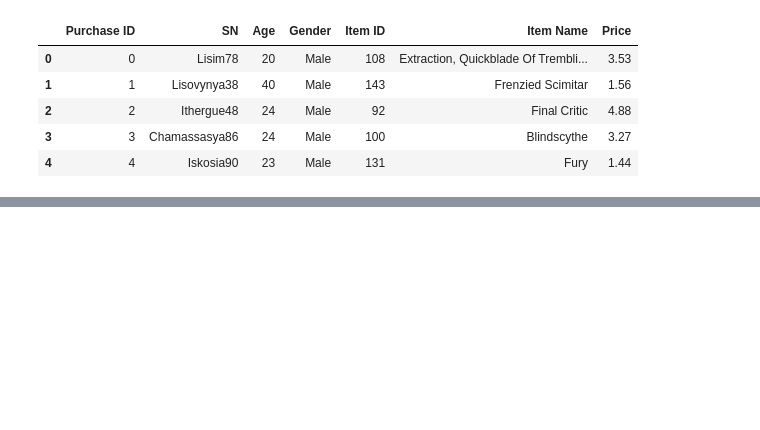
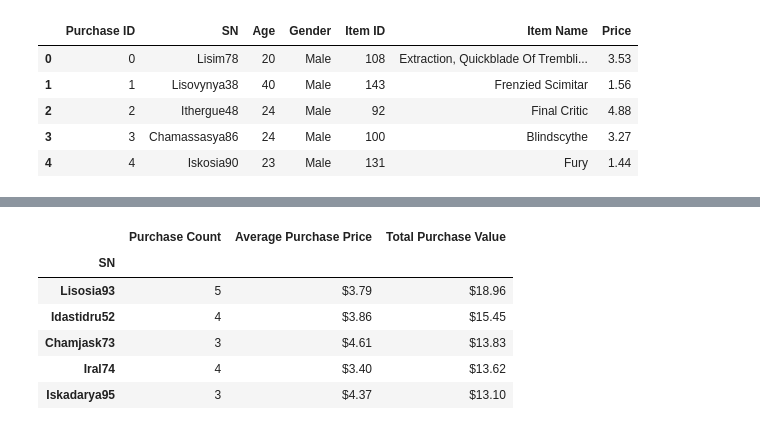
Before and after one commit to AFitzg/pandas-challenge, a Jupyter notebook: HeroesOfPymoli.ipynb, the cells around one changed output, grey strips where cells are left out. Drawn from its saved outputs; the diff is of its cells as text; code cells hidden in the pictures; blank space fills up the shorter version.

```diff
--- a/HeroesOfPymoli.ipynb
+++ b/HeroesOfPymoli.ipynb
@@ -81,3 +181,35 @@ purchase_data.head()
+# %%
+#Top Spenders
+#-----------------------------
+#purchase count, avg purchase price, total purchase value
+top_spenders = purchase_data_df.groupby("SN")
+top_spenders
+
+top_spenders_df = top_spenders["SN"].count()
+top_spenders_df
+
+average_spender_price = top_spenders["Price"].mean()
+average_spender_price
+
+total_spender_price = top_spenders["Price"].sum()
+
+#spender_cart_numbers = top_spenders["Price"].count()
+#spender_cart_numbers
+#create & display a summary data frame
+spender_analysis = pd.DataFrame({"Purchase Count":top_spenders_df,"Average Purchase Price": average_spender_price, "Total Purchase Value":total_spender_price})
+spender_analysis_sort = spender_analysis.sort_values(by ="Total Purchase Value", ascending = False)
+#sort the total purchase volumn column in descending order
+
+spender_analysis_sort = spender_analysis_sort.head(5).style.format({"Average Purchase Price":"${:.2f}","Total Purchase Value":"${:.2f}" })
+spender_analysis_sort
+# %% [output]
+|  | Purchase Count | Average Purchase Price | Total Purchase Value |
+| SN |  |  |  |
+| Lisosia93 | 5 | $3.79 | $18.96 |
+| Idastidru52 | 4 | $3.86 | $15.45 |
+| Chamjask73 | 3 | $4.61 | $13.83 |
+| Iral74 | 4 | $3.40 | $13.62 |
+| Iskadarya95 | 3 | $4.37 | $13.10 |
 # %%
 #Most Popular Items
 #-----------------------------
```
Also changed, not shown: parts of 16 cells of this notebook.
